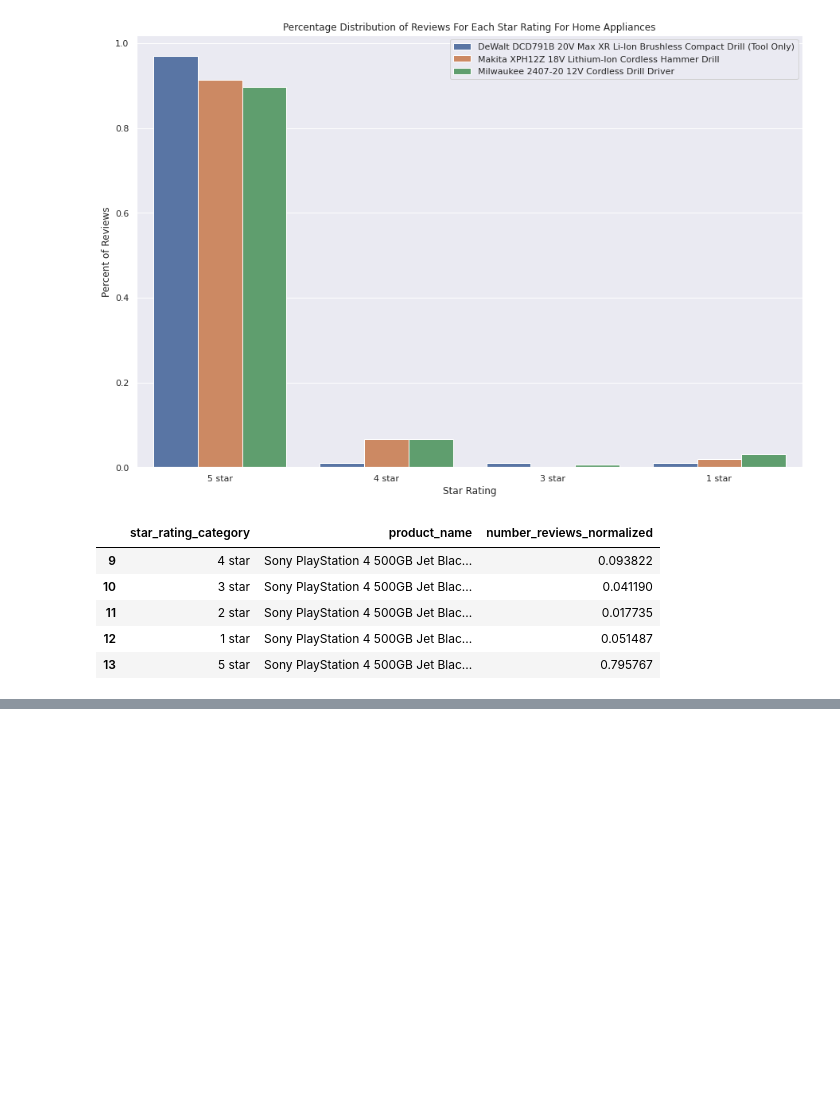
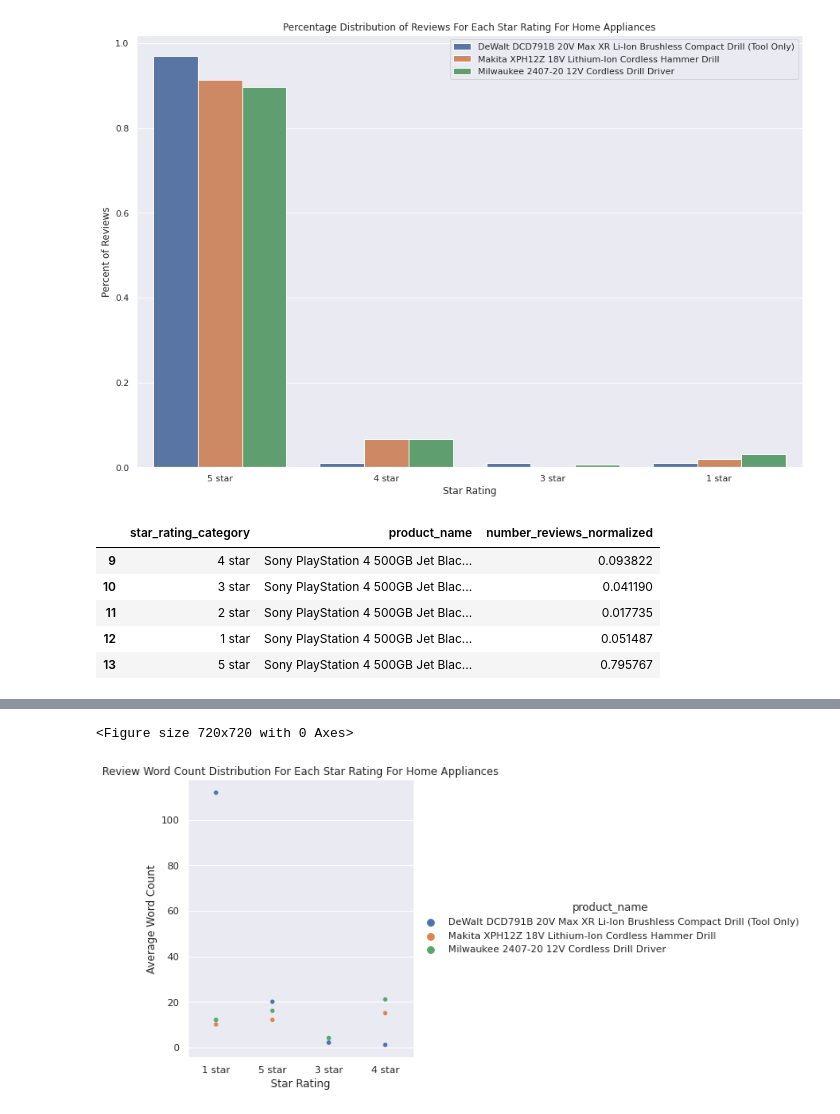
Before and after one commit to arunkumarakkineni/Statistical-Analysis-to-determine-similarity-of-product-reviews-on-Web-Crawled-Product-Review-Rating, a Jupyter notebook: cap1_stats_analysis.ipynb, the cells around one changed output, grey strips where cells are left out. Cells and saved outputs as stored; diff of their text form; code cells hidden in the pictures; blank space fills up the shorter version.

```diff
--- a/cap1_stats_analysis.ipynb
+++ b/cap1_stats_analysis.ipynb
@@ -526,0 +544,7 @@ For alpha = 0.05: 0.016666666666666666
+# %%
+#Group the average star ratings for all the products
+df_wordcount_group = data1.groupby(['star_rating_category','category','product_name']).agg({'word_count':'mean'})
+df_wordcount_group = df_wordcount_group.reset_index()
+df_wordcount_group = df_wordcount_group.sort_values('category',ascending=True)
+df_wordcount_group['word_count'] = df_wordcount_group['word_count'].astype(np.int32)
+df_wordcount_group.head(30)
@@ -526,0 +569,10 @@ For alpha = 0.05: 0.016666666666666666
+# %%
+df_wordcount_HomeGarden_group = df_wordcount_group[df_wordcount_group['category'] == 'Home & Garden']
+df_wordcount_HomeGarden_group = df_wordcount_HomeGarden_group[['star_rating_category',
+                                                         'product_name','word_count']].sort_values('product_name',ascending=True)
+df_wordcount_HomeGarden_group.head(16)
+df_wordcount_GameConsoles_group = df_wordcount_group[df_wordcount_group['category'] == 'Video Games & Consoles']
+df_wordcount_GameConsoles_group = df_wordcount_GameConsoles_group[['star_rating_category',
+                                                             'product_name','word_count']].sort_values('product_name',ascending=True)
+#df_wordcount_GameConsoles_group.head(16)
+df_wordcount_HomeGarden_group.head(16)
@@ -526,0 +592,16 @@ For alpha = 0.05: 0.016666666666666666
+# %%
+plt.figure(figsize=(10,10))
+sns.set(font_scale=1.0)
+#sns.set_theme(style="whitegrid")
+#g = sns.FacetGrid(df_rating_norm,col='star_rating_category',row='product_name')
+#g.map(sns.barplot,'star_rating_category','number_reviews_normalized')
+
+ax = sns.catplot(x="star_rating_category",y="word_count",hue="product_name",kind="swarm",data=df_wordcount_HomeGarden_group)
+plt.ylabel('Average Word Count')
+plt.xlabel('Star Rating')
+plt.title('Review Word Count Distribution For Each Star Rating For Home Appliances')
+#plt.tight_layout()
+plt.show()
+# %% [output]
+<Figure size 720x720 with 0 Axes>
+[figure, added]
```
Also changed, not shown: parts of 10 cells of this notebook.
